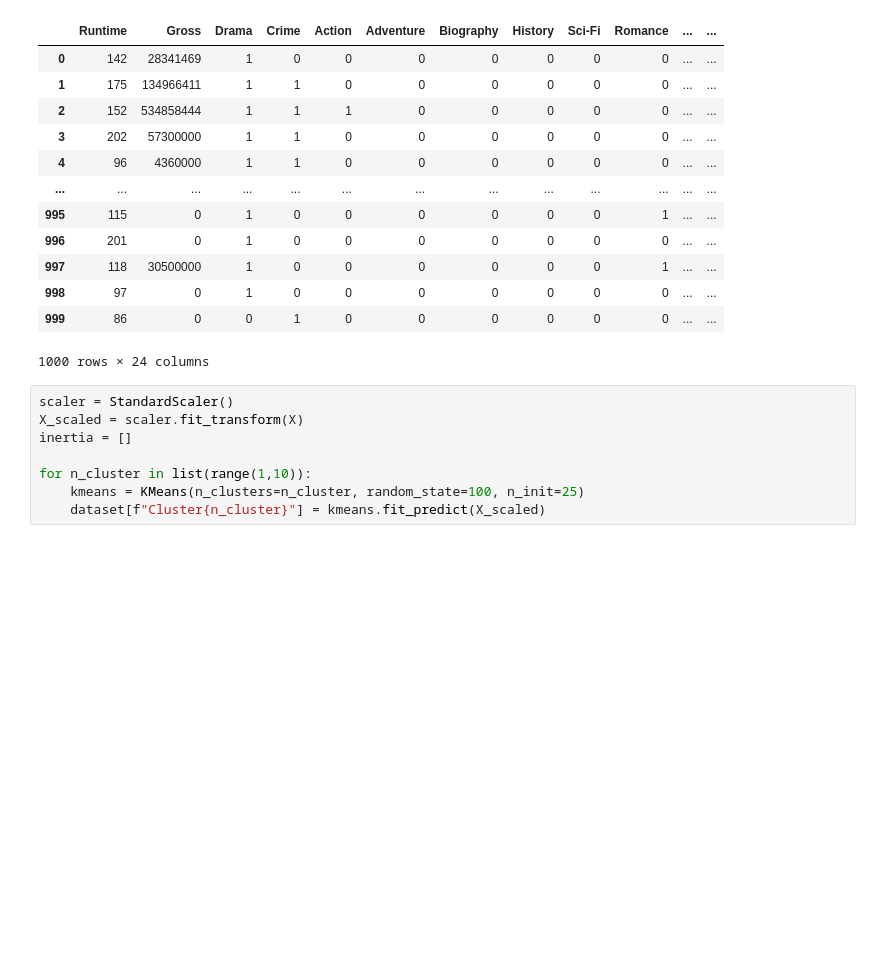
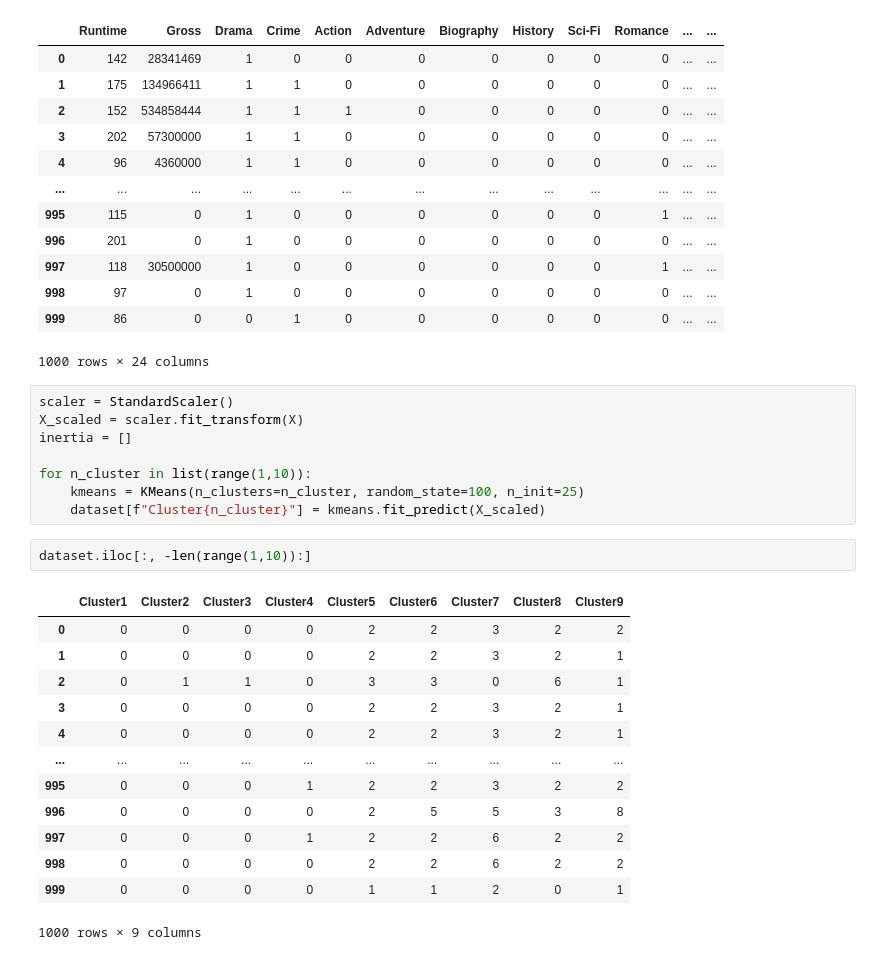
Before and after one commit to deanpetev/kaggle, a Jupyter notebook: notebooks/imdb.ipynb, the cells around one changed output. Drawn from its saved outputs; the diff is of its cells as text; blank space fills up the shorter version.

```diff
--- a/notebooks/imdb.ipynb
+++ b/notebooks/imdb.ipynb
@@ -149,3 +149,19 @@ inertia = []
 for n_cluster in list(range(1,10)):
     kmeans = KMeans(n_clusters=n_cluster, random_state=100, n_init=25)
     dataset[f"Cluster{n_cluster}"] = kmeans.fit_predict(X_scaled)
+# %%
+dataset.iloc[:, -len(range(1,10)):]
+# %% [output]
+|  | Cluster1 | Cluster2 | Cluster3 | Cluster4 | Cluster5 | Cluster6 | Cluster7 | Cluster8 | Cluster9 |
+| 0 | 0 | 0 | 0 | 0 | 2 | 2 | 3 | 2 | 2 |
+| 1 | 0 | 0 | 0 | 0 | 2 | 2 | 3 | 2 | 1 |
+| 2 | 0 | 1 | 1 | 0 | 3 | 3 | 0 | 6 | 1 |
+| 3 | 0 | 0 | 0 | 0 | 2 | 2 | 3 | 2 | 1 |
+| 4 | 0 | 0 | 0 | 0 | 2 | 2 | 3 | 2 | 1 |
+| ... | ... | ... | ... | ... | ... | ... | ... | ... | ... |
+| 995 | 0 | 0 | 0 | 1 | 2 | 2 | 3 | 2 | 2 |
+| 996 | 0 | 0 | 0 | 0 | 2 | 5 | 5 | 3 | 8 |
+| 997 | 0 | 0 | 0 | 1 | 2 | 2 | 6 | 2 | 2 |
+| 998 | 0 | 0 | 0 | 0 | 2 | 2 | 6 | 2 | 2 |
+| 999 | 0 | 0 | 0 | 0 | 1 | 1 | 2 | 0 | 1 |
+1000 rows × 9 columns
```
